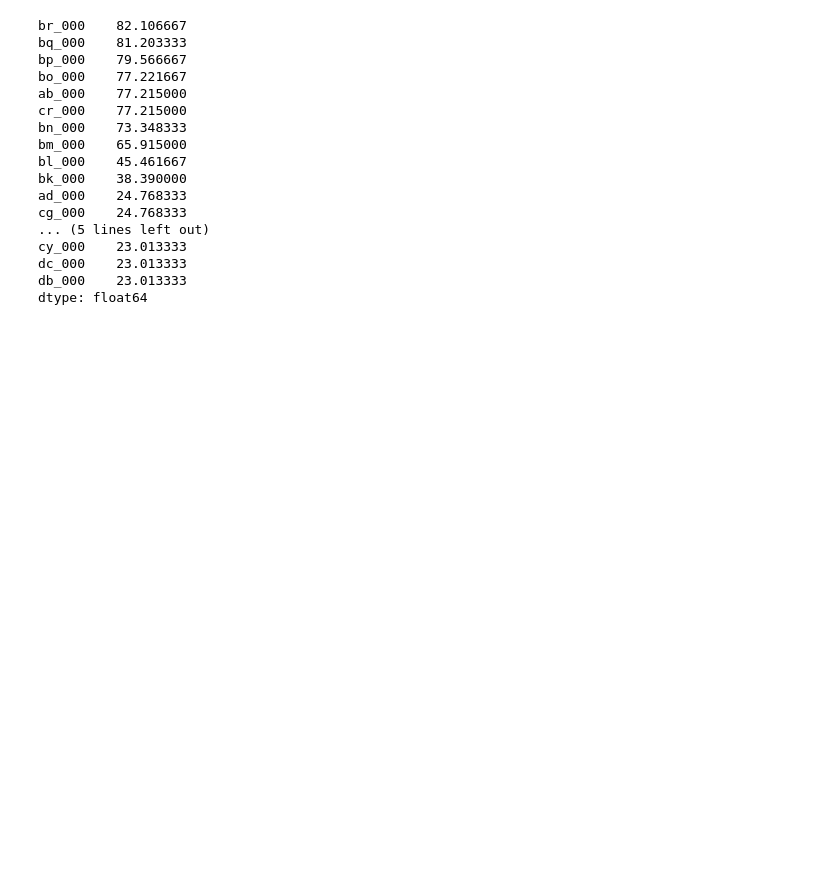
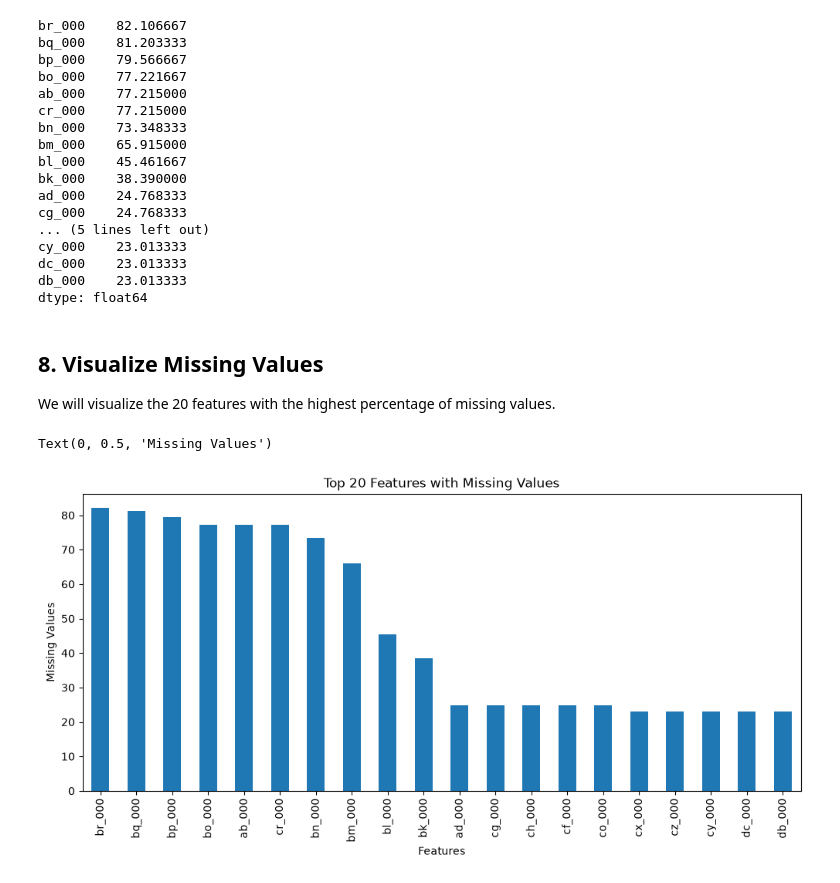
Before and after one commit to Rupesh-Mane/air-pressure-system-failure-prediction, a Jupyter notebook: notebooks/02_EDA.ipynb, the cells around one changed output. Saved outputs shown, nothing was run; the diff lists cells and outputs as text; code cells hidden in the pictures; blank space fills up the shorter version.

Commit message:
Visualize missing values

```diff
--- a/notebooks/02_EDA.ipynb
+++ b/notebooks/02_EDA.ipynb
@@ -93,3 +93,16 @@ cy_000    23.013333
 dc_000    23.013333
 db_000    23.013333
 dtype: float64
+# %% [markdown]
+## 8. Visualize Missing Values
+
+We will visualize the 20 features with the highest percentage of missing values.
+# %%
+missing_percentage.sort_values(ascending=False).head(20).plot(kind="bar",figsize=(12,5))
+
+plt.title("Top 20 Features with Missing Values")
+plt.xlabel("Features")
+plt.ylabel("Missing Values")
+# %% [output]
+Text(0, 0.5, 'Missing Values')
+[figure, added]
```
